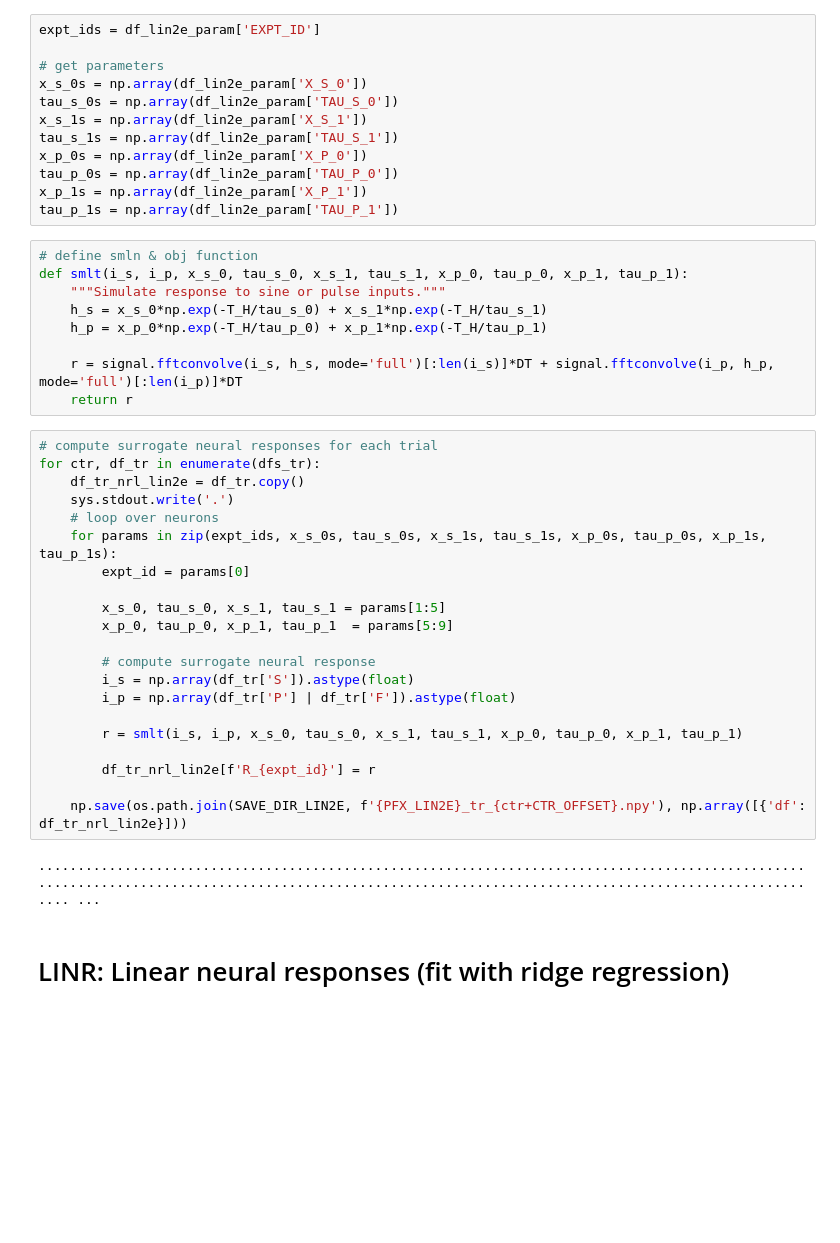
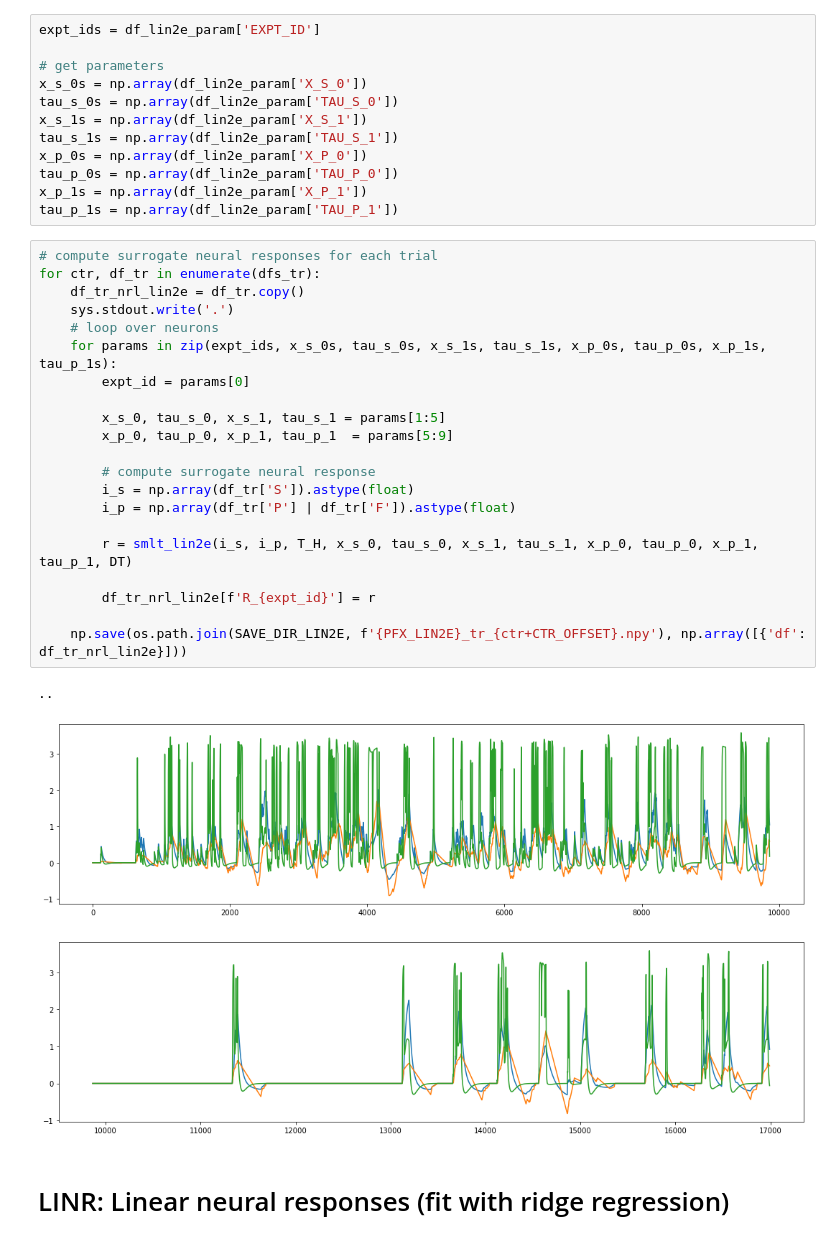
Before and after one commit to rkp8000/inferring-neural-codes, a Jupyter notebook: 4_A1_record_baker.ipynb, the cells around one changed output. Saved outputs shown, nothing was run; the diff lists cells and outputs as text; blank space fills up the shorter version.

Commit message:
Move surrogate neural recording functions into own module.

```diff
--- a/4_A1_record_baker.ipynb
+++ b/4_A1_record_baker.ipynb
@@ -282,37 +248,30 @@ x_p_0s = np.array(df_lin2e_param['X_P_0'])
 tau_p_0s = np.array(df_lin2e_param['TAU_P_0'])
 x_p_1s = np.array(df_lin2e_param['X_P_1'])
 tau_p_1s = np.array(df_lin2e_param['TAU_P_1'])
-# %%
-# define smln & obj function
-def smlt(i_s, i_p, x_s_0, tau_s_0, x_s_1, tau_s_1, x_p_0, tau_p_0, x_p_1, tau_p_1):
-    """Simulate response to sine or pulse inputs."""
-    h_s = x_s_0*np.exp(-T_H/tau_s_0) + x_s_1*np.exp(-T_H/tau_s_1)
-    h_p = x_p_0*np.exp(-T_H/tau_p_0) + x_p_1*np.exp(-T_H/tau_p_1)
-
-    r = signal.fftconvolve(i_s, h_s, mode='full')[:len(i_s)]*DT + signal.fftconvolve(i_p, h_p, mode='full')[:len(i_p)]*DT
-    return r
 # %%
 # compute surrogate neural responses for each trial
 for ctr, df_tr in enumerate(dfs_tr):
     df_tr_nrl_lin2e = df_tr.copy()
     sys.stdout.write('.')
     # loop over neurons
     for params in zip(expt_ids, x_s_0s, tau_s_0s, x_s_1s, tau_s_1s, x_p_0s, tau_p_0s, x_p_1s, tau_p_1s):
         expt_id = params[0]
 
         x_s_0, tau_s_0, x_s_1, tau_s_1 = params[1:5]
         x_p_0, tau_p_0, x_p_1, tau_p_1  = params[5:9]
 
         # compute surrogate neural response
         i_s = np.array(df_tr['S']).astype(float)
         i_p = np.array(df_tr['P'] | df_tr['F']).astype(float)
 
-        r = smlt(i_s, i_p, x_s_0, tau_s_0, x_s_1, tau_s_1, x_p_0, tau_p_0, x_p_1, tau_p_1)
+        r = smlt_lin2e(i_s, i_p, T_H, x_s_0, tau_s_0, x_s_1, tau_s_1, x_p_0, tau_p_0, x_p_1, tau_p_1, DT)
 
         df_tr_nrl_lin2e[f'R_{expt_id}'] = r
 
     np.save(os.path.join(SAVE_DIR_LIN2E, f'{PFX_LIN2E}_tr_{ctr+CTR_OFFSET}.npy'), np.array([{'df': df_tr_nrl_lin2e}]))
 # %% [output]
-........................................................................................................................................................................................................ ...
+..
+[figure, added]
+[figure, added]
 # %% [markdown]
 # LINR: Linear neural responses (fit with ridge regression)
```
Also changed, not shown: parts of 33 cells of this notebook, 1 other file.
